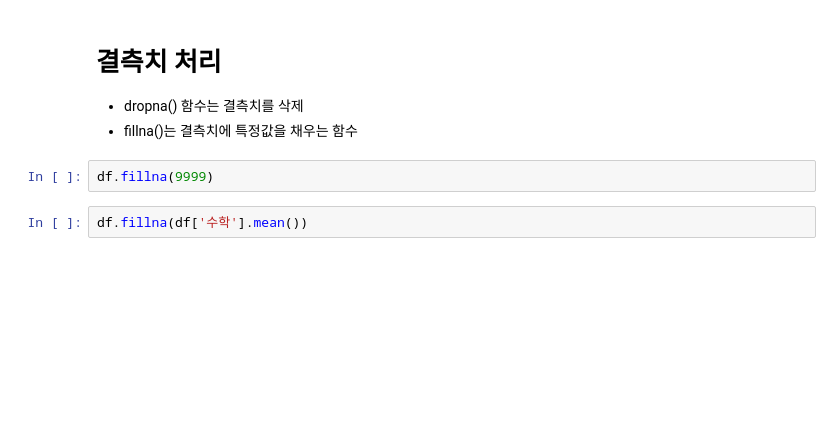
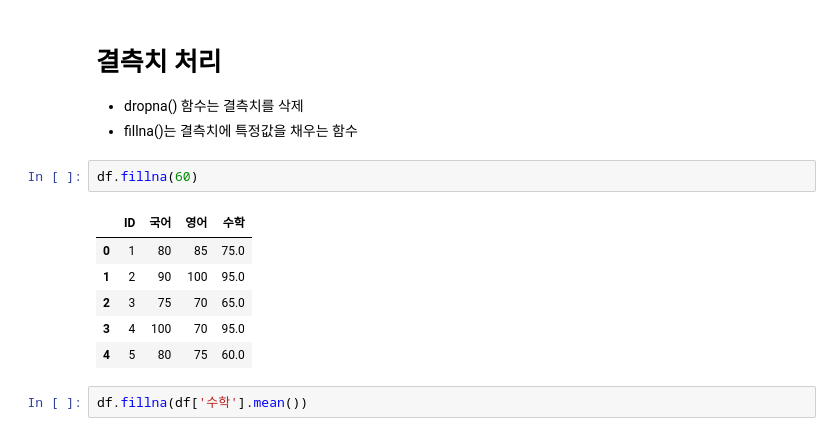
Before and after one commit to semin-pk/DataAnalysisPython, a Jupyter notebook: 1장/chapter01.ipynb, the cells around one changed output. Drawn from its saved outputs; the diff is of its cells as text; blank space fills up the shorter version.

```diff
--- a/1장/chapter01.ipynb
+++ b/1장/chapter01.ipynb
@@ -293,7 +592,14 @@ df['수학'].std()
 * dropna() 함수는 결측치를 삭제
 * fillna()는 결측치에 특정값을 채우는 함수
 # %%
-df.fillna(9999)
+df.fillna(60)
+# %% [output]
+|  | ID | 국어 | 영어 | 수학 |
+| 0 | 1 | 80 | 85 | 75.0 |
+| 1 | 2 | 90 | 100 | 95.0 |
+| 2 | 3 | 75 | 70 | 65.0 |
+| 3 | 4 | 100 | 70 | 95.0 |
+| 4 | 5 | 80 | 75 | 60.0 |
 # %%
 df.fillna(df['수학'].mean())
 # %% [markdown]
```
Also changed, not shown: parts of 60 cells of this notebook.
